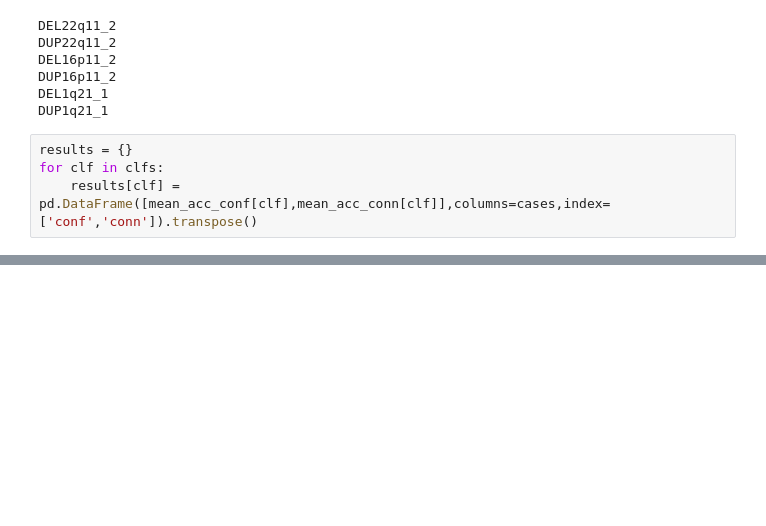
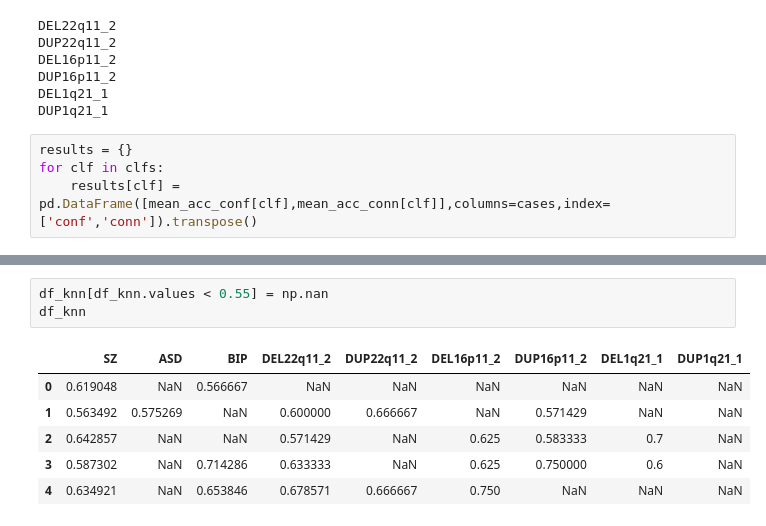
Before and after one commit to harveyaa/neuropsych_mtl, a Jupyter notebook: ML/benchmark2.ipynb, the cells around one changed output, grey strips where cells are left out. Drawn from its saved outputs; the diff is of its cells as text; blank space fills up the shorter version.

```diff
--- a/ML/benchmark2.ipynb
+++ b/ML/benchmark2.ipynb
@@ -247,0 +278,10 @@ for j,case in enumerate(cases):
+# %%
+df_knn[df_knn.values < 0.55] = np.nan
+df_knn
+# %% [output]
+|  | SZ | ASD | BIP | DEL22q11_2 | DUP22q11_2 | DEL16p11_2 | DUP16p11_2 | DEL1q21_1 | DUP1q21_1 |
+| 0 | 0.619048 | NaN | 0.566667 | NaN | NaN | NaN | NaN | NaN | NaN |
+| 1 | 0.563492 | 0.575269 | NaN | 0.600000 | 0.666667 | NaN | 0.571429 | NaN | NaN |
+| 2 | 0.642857 | NaN | NaN | 0.571429 | NaN | 0.625 | 0.583333 | 0.7 | NaN |
+| 3 | 0.587302 | NaN | 0.714286 | 0.633333 | NaN | 0.625 | 0.750000 | 0.6 | NaN |
+| 4 | 0.634921 | NaN | 0.653846 | 0.678571 | 0.666667 | 0.750 | NaN | NaN | NaN |
```
Also changed, not shown: parts of 8 cells of this notebook.
